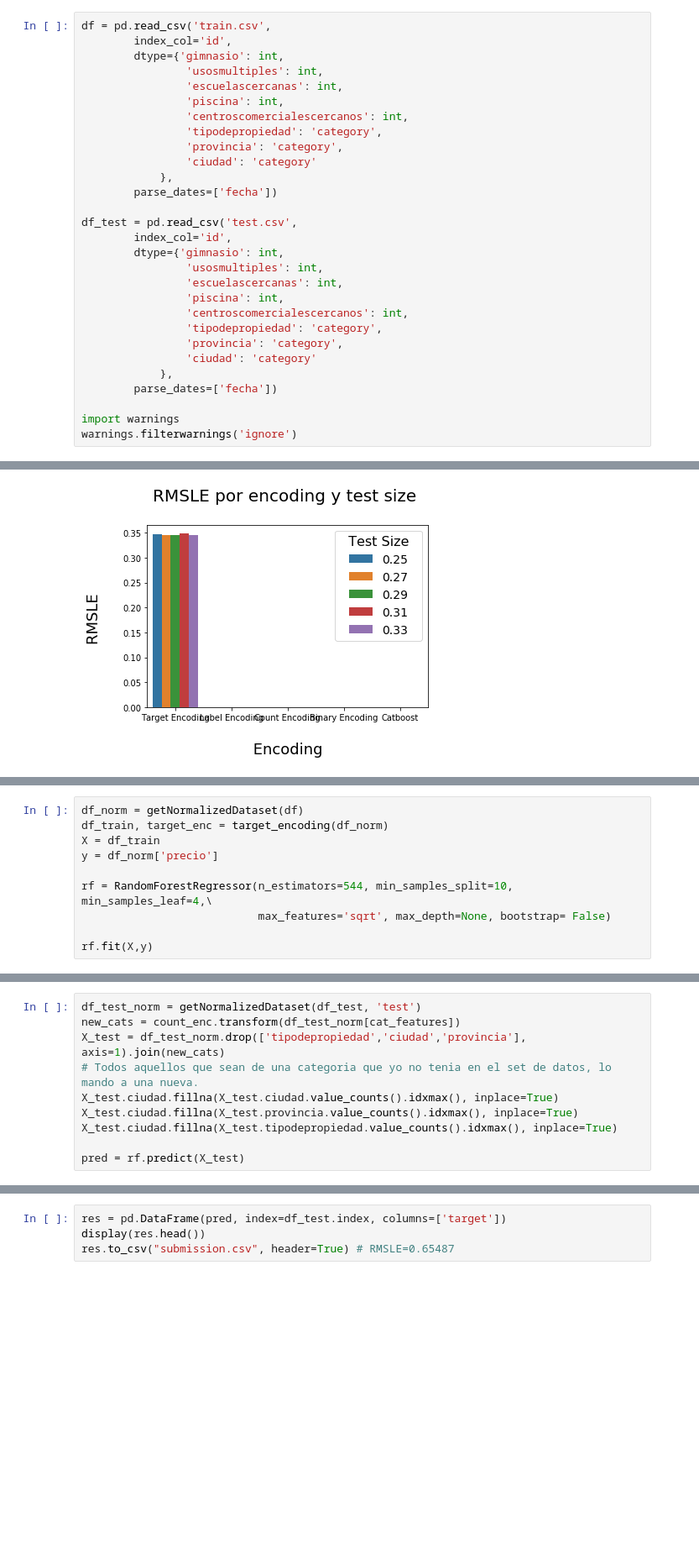
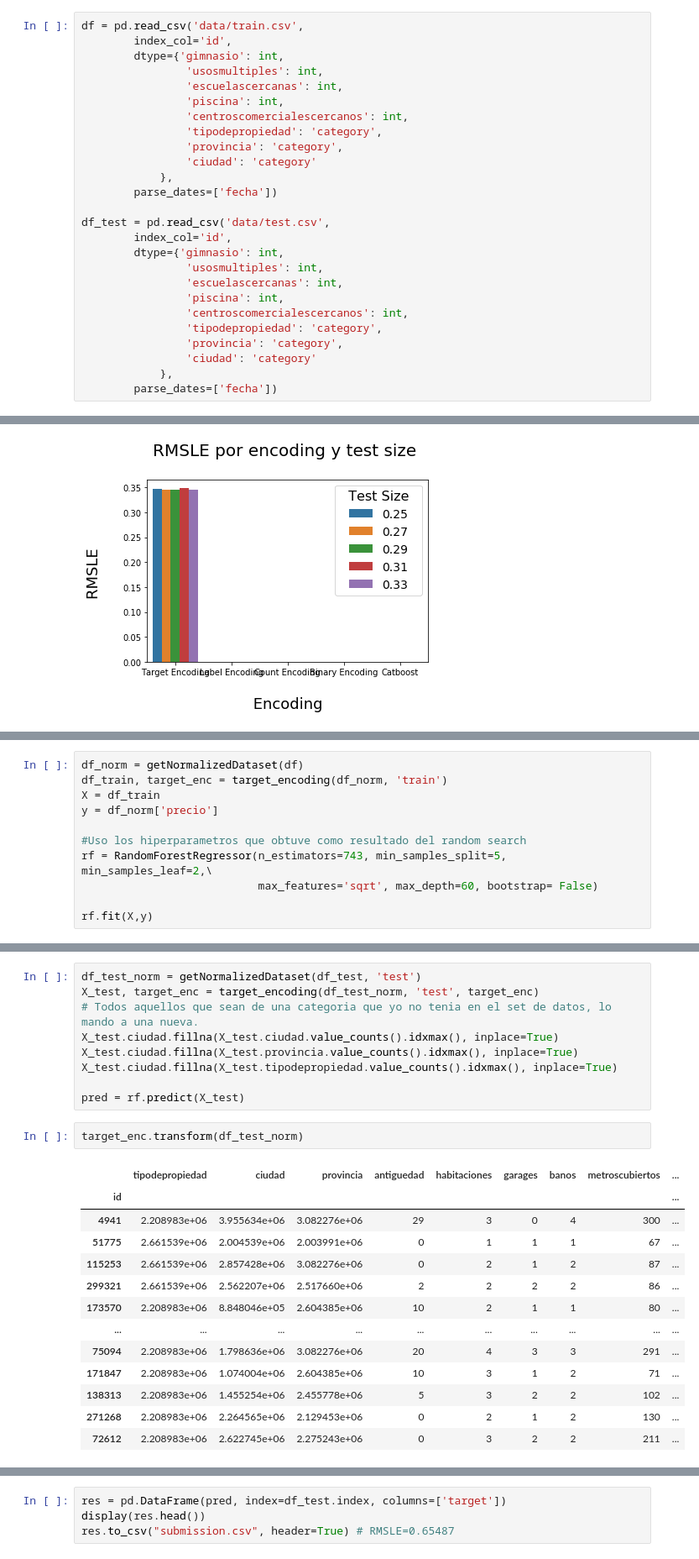
Before and after one commit to ggparente95/tp2-zonajobs, a Jupyter notebook: random_forest.ipynb, the cells around one changed output, grey strips where cells are left out. Shown: that part at 84% size. Cells and saved outputs as stored; diff of their text form; blank space fills up the shorter version.

```diff
--- a/random_forest.ipynb
+++ b/random_forest.ipynb
@@ -81,5 +19,5 @@ def catboost_enc(df_norm):
 # %%
-df = pd.read_csv('train.csv',
+df = pd.read_csv('data/train.csv',
         index_col='id',
         dtype={'gimnasio': int,
                 'usosmultiples': int,
@@ -92,7 +30,7 @@ df = pd.read_csv('train.csv',
             },
         parse_dates=['fecha'])
 
-df_test = pd.read_csv('test.csv',
+df_test = pd.read_csv('data/test.csv',
         index_col='id',
         dtype={'gimnasio': int,
                 'usosmultiples': int,
@@ -104,9 +42,6 @@ df_test = pd.read_csv('test.csv',
                 'ciudad': 'category'
             },
         parse_dates=['fecha'])
-
-import warnings
-warnings.filterwarnings('ignore')
 # %%
 #normalizo la data, borrando los reg malos y llenando nulos
 df_norm = getNormalizedDataset(df)
@@ -434,11 +395,12 @@ df_norm.head()
 # %%
 df_norm = getNormalizedDataset(df)
-df_train, target_enc = target_encoding(df_norm)
+df_train, target_enc = target_encoding(df_norm, 'train')
 X = df_train
 y = df_norm['precio']
 
-rf = RandomForestRegressor(n_estimators=544, min_samples_split=10, min_samples_leaf=4,\
-                           max_features='sqrt', max_depth=None, bootstrap= False)
+#Uso los hiperparametros que obtuve como resultado del random search
+rf = RandomForestRegressor(n_estimators=743, min_samples_split=5, min_samples_leaf=2,\
+                           max_features='sqrt', max_depth=60, bootstrap= False)
 
 rf.fit(X,y)
 # %% [output]
@@ -451,11 +413,26 @@ RandomForestRegressor(bootstrap=False, criterion='mse', max_depth=None,
                       verbose=0, warm_start=False)
 # %%
 df_test_norm = getNormalizedDataset(df_test, 'test')
-new_cats = count_enc.transform(df_test_norm[cat_features])
-X_test = df_test_norm.drop(['tipodepropiedad','ciudad','provincia'], axis=1).join(new_cats)
+X_test, target_enc = target_encoding(df_test_norm, 'test', target_enc)
 # Todos aquellos que sean de una categoria que yo no tenia en el set de datos, lo mando a una nueva.
 X_test.ciudad.fillna(X_test.ciudad.value_counts().idxmax(), inplace=True)
 X_test.ciudad.fillna(X_test.provincia.value_counts().idxmax(), inplace=True)
 X_test.ciudad.fillna(X_test.tipodepropiedad.value_counts().idxmax(), inplace=True)
 
 pred = rf.predict(X_test)
+# %%
+target_enc.transform(df_test_norm)
+# %% [output]
+|  | tipodepropiedad | ciudad | provincia | antiguedad | habitaciones | garages | banos | metroscubiertos | ... |
+| id |  |  |  |  |  |  |  |  | ... |
+| 4941 | 2.208983e+06 | 3.955634e+06 | 3.082276e+06 | 29 | 3 | 0 | 4 | 300 | ... |
+| 51775 | 2.661539e+06 | 2.004539e+06 | 2.003991e+06 | 0 | 1 | 1 | 1 | 67 | ... |
+| 115253 | 2.661539e+06 | 2.857428e+06 | 3.082276e+06 | 0 | 2 | 1 | 2 | 87 | ... |
+| 299321 | 2.661539e+06 | 2.562207e+06 | 2.517660e+06 | 2 | 2 | 2 | 2 | 86 | ... |
+| 173570 | 2.208983e+06 | 8.848046e+05 | 2.604385e+06 | 10 | 2 | 1 | 1 | 80 | ... |
+| ... | ... | ... | ... | ... | ... | ... | ... | ... | ... |
+| 75094 | 2.208983e+06 | 1.798636e+06 | 3.082276e+06 | 20 | 4 | 3 | 3 | 291 | ... |
+| 171847 | 2.208983e+06 | 1.074004e+06 | 2.604385e+06 | 10 | 3 | 1 | 2 | 71 | ... |
+| 138313 | 2.208983e+06 | 1.455254e+06 | 2.455778e+06 | 5 | 3 | 2 | 2 | 102 | ... |
+| 271268 | 2.208983e+06 | 2.264565e+06 | 2.129453e+06 | 0 | 2 | 1 | 2 | 130 | ... |
+| 72612 | 2.208983e+06 | 2.622745e+06 | 2.275243e+06 | 0 | 3 | 2 | 2 | 211 | ... |
```
Also changed, not shown: parts of 17 cells of this notebook, 4 other files.
